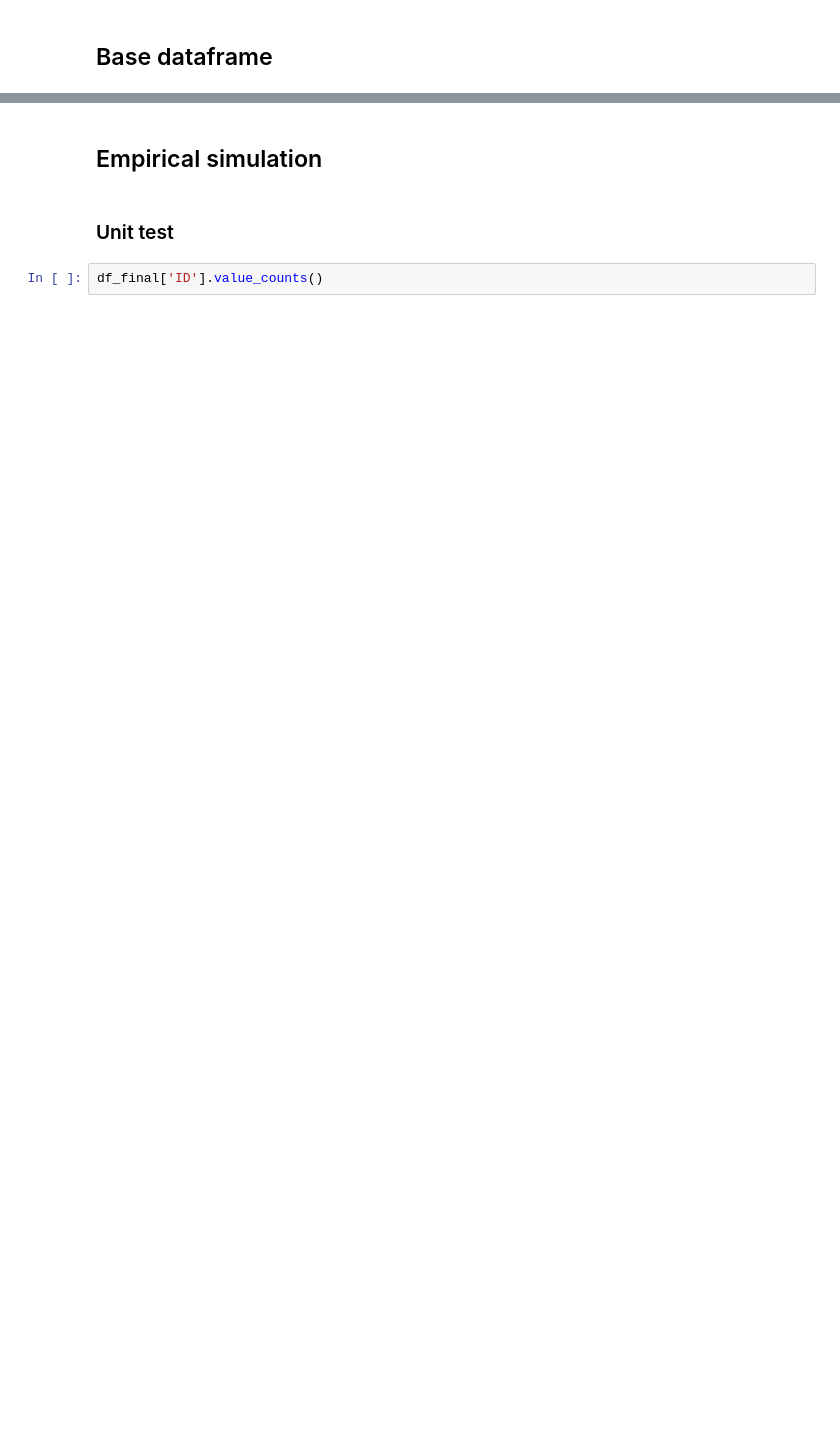
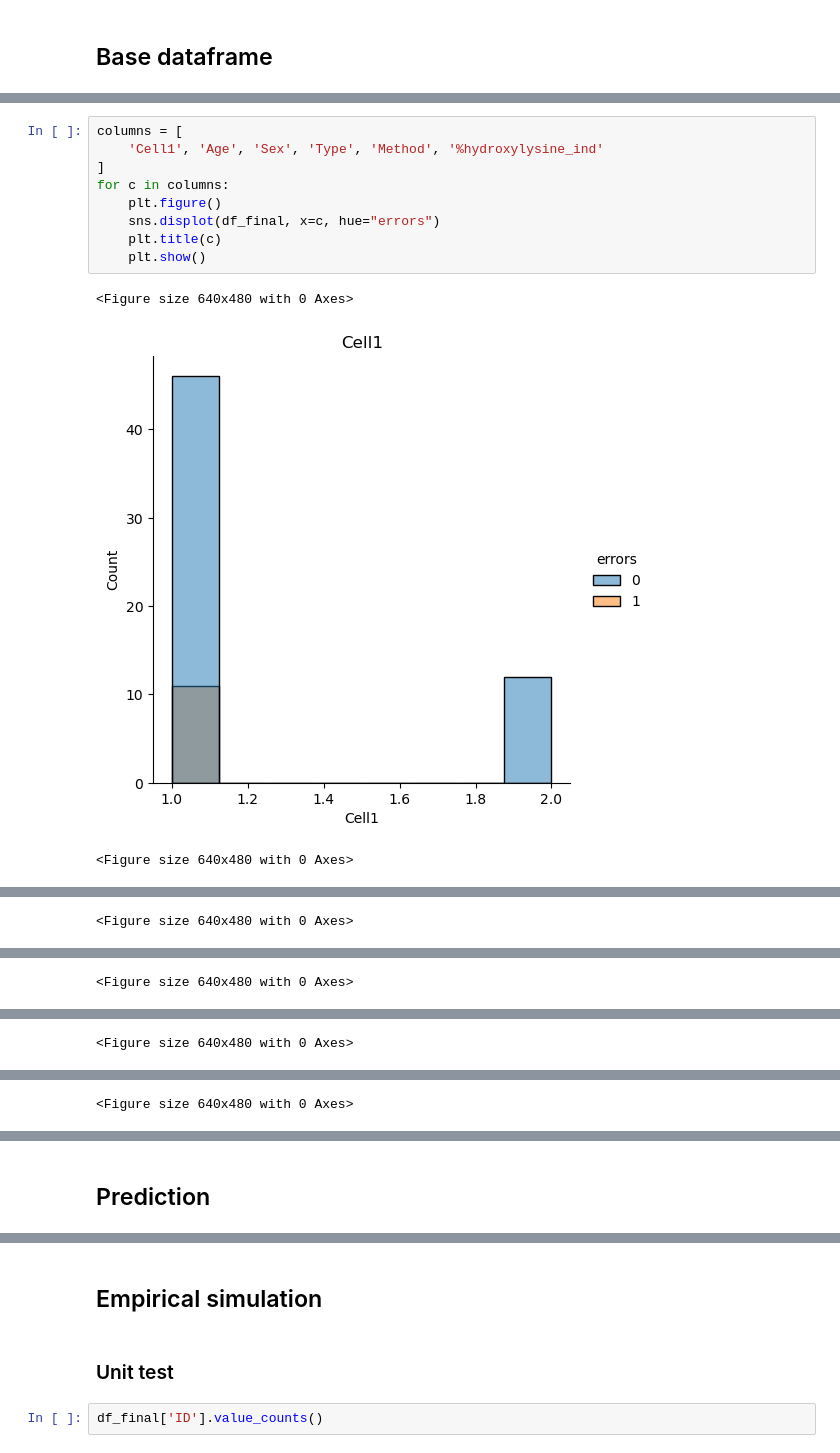
Before and after one commit to RareDiseaseData/Meta-analysis-data, a Jupyter notebook: simulation.ipynb, the cells around one changed output, grey strips where cells are left out. Saved outputs shown, nothing was run; the diff lists cells and outputs as text; blank space fills up the shorter version.

```diff
--- a/simulation.ipynb
+++ b/simulation.ipynb
@@ -166,0 +148,13 @@ df_final
+# %%
+columns = [
+    'Cell1', 'Age', 'Sex', 'Type', 'Method', '%hydroxylysine_ind'
+]
+for c in columns:
+    plt.figure()
+    sns.displot(df_final, x=c, hue="errors")
+    plt.title(c)
+    plt.show()
+# %% [output]
+<Figure size 640x480 with 0 Axes>
+[figure, added]
+<Figure size 640x480 with 0 Axes>
@@ -166,0 +162 @@ df_final
+<Figure size 640x480 with 0 Axes>
@@ -166,0 +164 @@ df_final
+<Figure size 640x480 with 0 Axes>
@@ -166,0 +166 @@ df_final
+<Figure size 640x480 with 0 Axes>
@@ -166,0 +168 @@ df_final
+<Figure size 640x480 with 0 Axes>
@@ -166,0 +170,2 @@ df_final
+# %% [markdown]
+## Prediction
```
Also changed, not shown: parts of 28 cells of this notebook.
